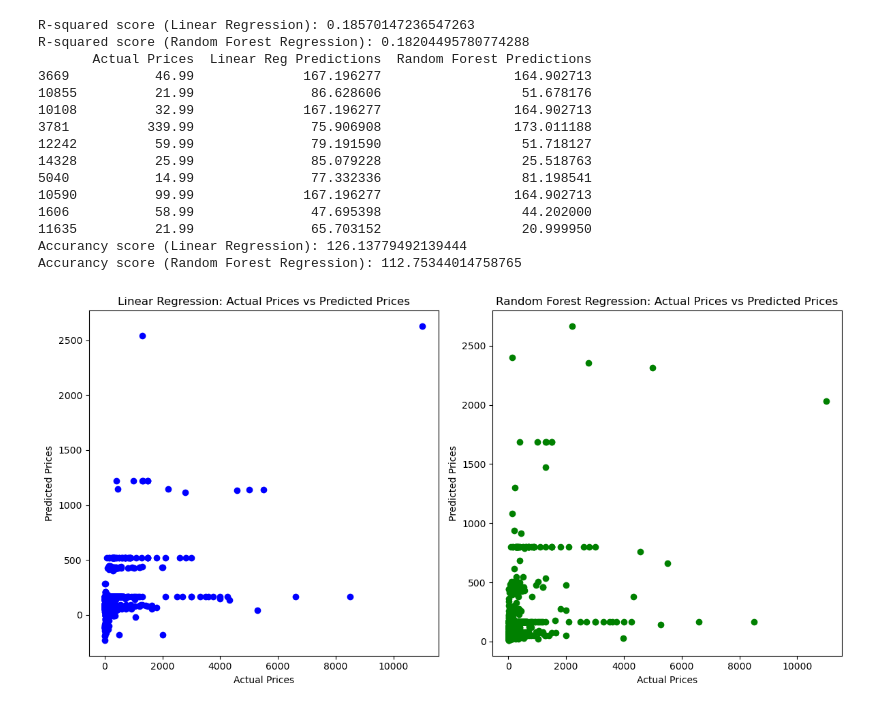
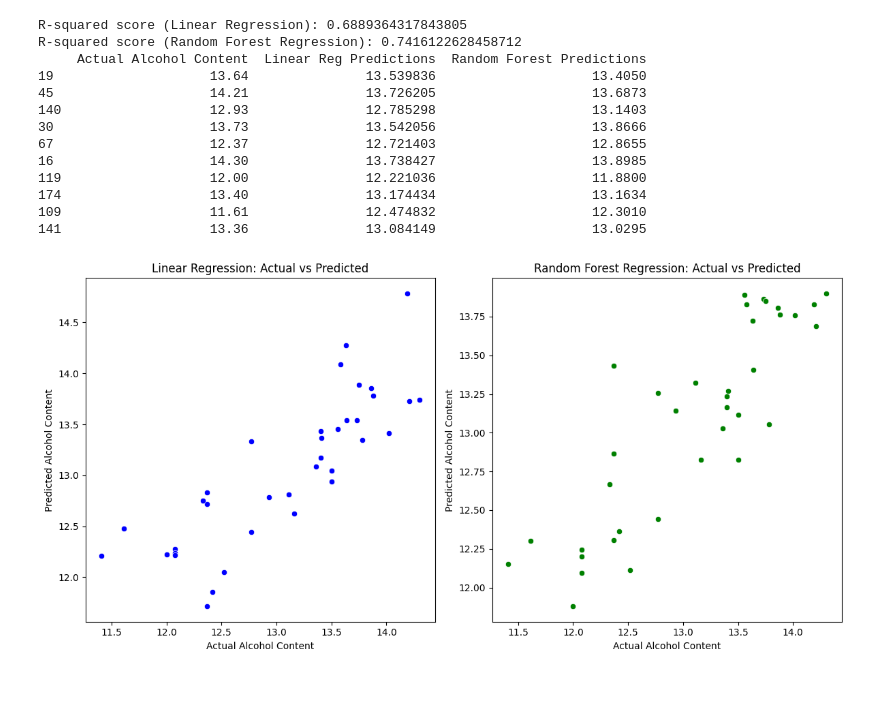
Before and after one commit to abdullaabdukulov/02-Data-Science-My-Vivino, a Jupyter notebook: my_vivino.ipynb, the cells around one changed output. Cells and saved outputs as stored; diff of their text form; code cells hidden in the pictures.

```diff
--- a/my_vivino.ipynb
+++ b/my_vivino.ipynb
@@ -13,7 +9,7 @@ warnings.filterwarnings("ignore", category=UserWarning)
 # %%
 # Data Collecting Part
 
-wine_data = pd.read_csv("vivino_dataset.csv", encoding=result['encoding'])
+wine_data = pd.read_csv("wine.csv")
 
 wine_data
 # %% [output]
@@ -170,19 +141,12 @@ scatter_matrix(wine_data)
 # Machine Learning Part
 
 def predictions_and_evaluations(wine_data):
-
     # Feature selection
-    features = ['Ratings', 'Ratingsnum', 'ABV %', 'ML']
-    target = 'Prices'
-
-    # Encoding categorical features
-    le = LabelEncoder()
-    wine_data['color_wine'] = le.fit_transform(wine_data['color_wine'])
-    wine_data['Countrys'] = le.fit_transform(wine_data['Countrys'])
+    features = wine_data.columns[2:]  # Exclude the first column ('Wine') and choose 'Alcohol' as the target
+    target = 'Alcohol'
 
     # Split the data into training and testing sets
     X_train, X_test, y_train, y_test = train_test_split(wine_data[features], wine_data[target], test_size=0.2, random_state=42)
-
 
     # Linear Regression model
     linear_reg_model = LinearRegression()
@@ -192,68 +156,55 @@ def predictions_and_evaluations(wine_data):
     y_pred_linear_reg = linear_reg_model.predict(X_test)
 
     # Evaluate Linear Regression model
     r2_linear_reg = r2_score(y_test, y_pred_linear_reg)
     print(f"R-squared score (Linear Regression): {r2_linear_reg}")
 
-
     # Random Forest Regression model
     random_forest_model = RandomForestRegressor(random_state=42)
     random_forest_model.fit(X_train, y_train)
 
     # Predictions on the test set
     y_pred_random_forest = random_forest_model.predict(X_test)
 
     # Evaluate Random Forest Regression model
     r2_random_forest = r2_score(y_test, y_pred_random_forest)
     print(f"R-squared score (Random Forest Regression): {r2_random_forest}")
 
-
-    # Compare predictions with actual prices
-    comparison_df = pd.DataFrame({'Actual Prices': y_test, 'Linear Reg Predictions': y_pred_linear_reg, 'Random Forest Predictions': y_pred_random_forest})
+    # Compare predictions with actual alcohol content
+    comparison_df = pd.DataFrame({'Actual Alcohol Content': y_test, 'Linear Reg Predictions': y_pred_linear_reg, 'Random Forest Predictions': y_pred_random_forest})
     print(comparison_df.head(10))
 
-    # Calculate Accurancy score using MAE for Linear Regression
-    mae_linear_reg = mean_absolute_error(y_test, y_pred_linear_reg)
-    print(f"Accurancy score (Linear Regression): {mae_linear_reg}")
-
-    # Calculate Accurancy score using MAE for Random Forest Regression
-    mae_random_forest = mean_absolute_error(y_test, y_pred_random_forest)
-    print(f"Accurancy score (Random Forest Regression): {mae_random_forest}")
-
-    # Plotting predictions vs actual prices
+    # Plotting predictions vs actual alcohol content
     plt.figure(figsize=(12, 6))
 
     plt.subplot(1, 2, 1)
-    plt.scatter(y_test, y_pred_linear_reg, color='blue')
-    plt.title('Linear Regression: Actual Prices vs Predicted Prices')
-    plt.xlabel('Actual Prices')
-    plt.ylabel('Predicted Prices')
+    sns.scatterplot(x=y_test, y=y_pred_linear_reg, color='blue')
+    plt.title('Linear Regression: Actual vs Predicted')
+    plt.xlabel('Actual Alcohol Content')
+    plt.ylabel('Predicted Alcohol Content')
 
     plt.subplot(1, 2, 2)
-    plt.scatter(y_test, y_pred_random_forest, color='green')
-    plt.title('Random Forest Regression: Actual Prices vs Predicted Prices')
-    plt.xlabel('Actual Prices')
-    plt.ylabel('Predicted Prices')
+    sns.scatterplot(x=y_test, y=y_pred_random_forest, color='green')
+    plt.title('Random Forest Regression: Actual vs Predicted')
+    plt.xlabel('Actual Alcohol Content')
+    plt.ylabel('Predicted Alcohol Content')
 
     plt.tight_layout()
     plt.show()
 
-
 predictions_and_evaluations(wine_data)
 # %% [output]
-R-squared score (Linear Regression): 0.18570147236547263
-R-squared score (Random Forest Regression): 0.18204495780774288
-       Actual Prices  Linear Reg Predictions  Random Forest Predictions
-3669           46.99              167.196277                 164.902713
-10855          21.99               86.628606                  51.678176
-10108          32.99              167.196277                 164.902713
-3781          339.99               75.906908                 173.011188
-12242          59.99               79.191590                  51.718127
-14328          25.99               85.079228                  25.518763
-5040           14.99               77.332336                  81.198541
-10590          99.99              167.196277                 164.902713
-1606           58.99               47.695398                  44.202000
-11635          21.99               65.703152                  20.999950
-Accurancy score (Linear Regression): 126.13779492139444
-Accurancy score (Random Forest Regression): 112.75344014758765
+R-squared score (Linear Regression): 0.6889364317843805
+R-squared score (Random Forest Regression): 0.7416122628458712
+     Actual Alcohol Content  Linear Reg Predictions  Random Forest Predictions
+19                    13.64               13.539836                    13.4050
+45                    14.21               13.726205                    13.6873
+140                   12.93               12.785298                    13.1403
+30                    13.73               13.542056                    13.8666
+67                    12.37               12.721403                    12.8655
+16                    14.30               13.738427                    13.8985
+119                   12.00               12.221036                    11.8800
+174                   13.40               13.174434                    13.1634
+109                   11.61               12.474832                    12.3010
+141                   13.36               13.084149                    13.0295
-[figure, old version]
+[figure, new version]
```
Also changed, not shown: parts of 9 cells of this notebook, 3 other files.
